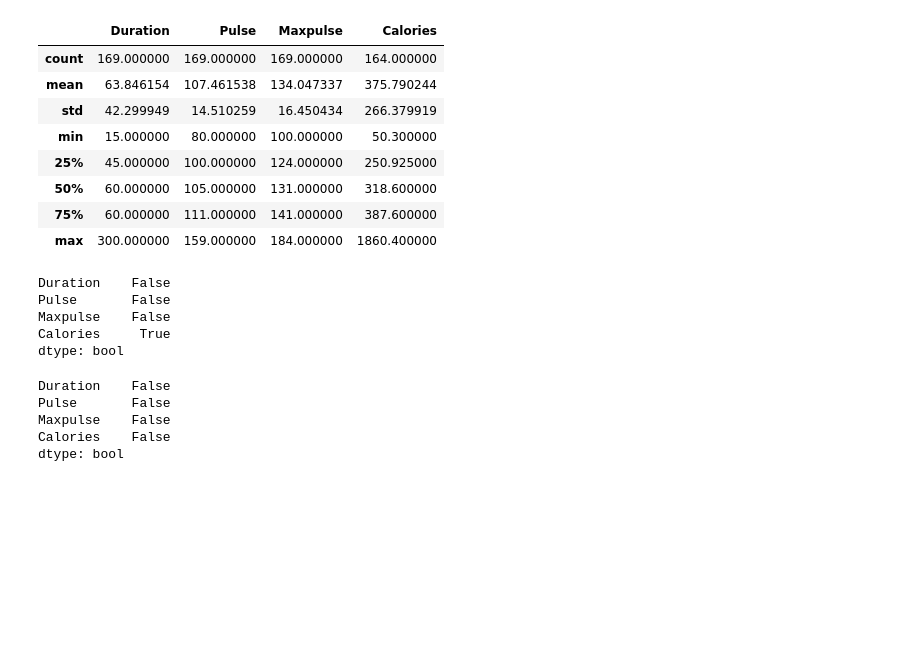
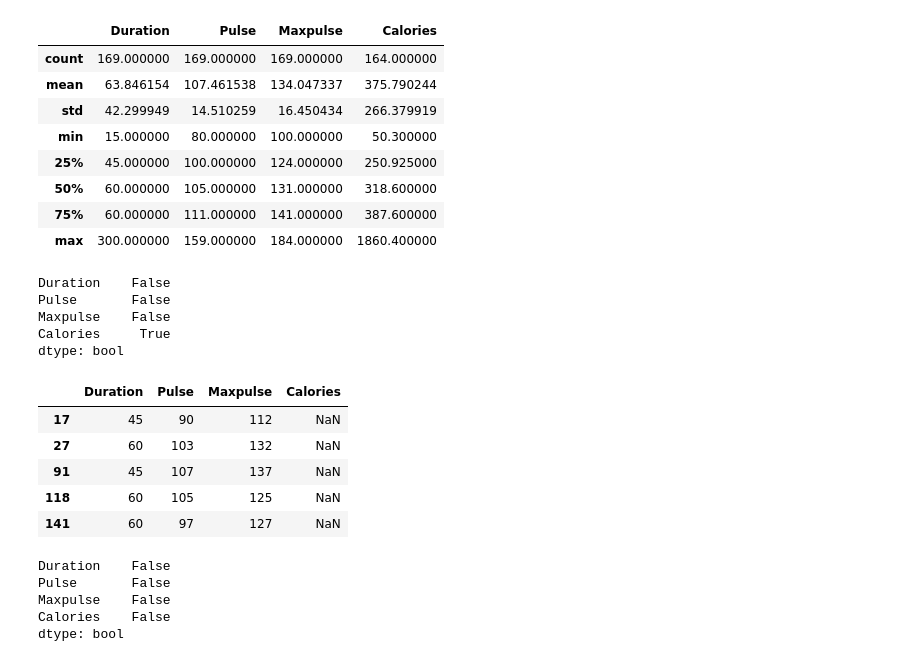
Before and after one commit to Sasank09/CS5710_13469, a Jupyter notebook: Assignments/Assignment2/Assignment2.ipynb, the cells around one changed output. Saved outputs shown, nothing was run; the diff lists cells and outputs as text; code cells hidden in the pictures; blank space fills up the shorter version.

```diff
--- a/Assignments/Assignment2/Assignment2.ipynb
+++ b/Assignments/Assignment2/Assignment2.ipynb
@@ -81,6 +86,16 @@ Pulse       False
 Maxpulse    False
 Calories     True
 dtype: bool
+# %%
+nan_dataframe = pd.isnull(data["Calories"])
+data[nan_dataframe]
+# %% [output]
+|  | Duration | Pulse | Maxpulse | Calories |
+| 17 | 45 | 90 | 112 | NaN |
+| 27 | 60 | 103 | 132 | NaN |
+| 91 | 45 | 107 | 137 | NaN |
+| 118 | 60 | 105 | 125 | NaN |
+| 141 | 60 | 97 | 127 | NaN |
 # %%
 data.fillna(data.mean(), inplace=True)
 # %%
```
Also changed, not shown: parts of 4 cells of this notebook.
